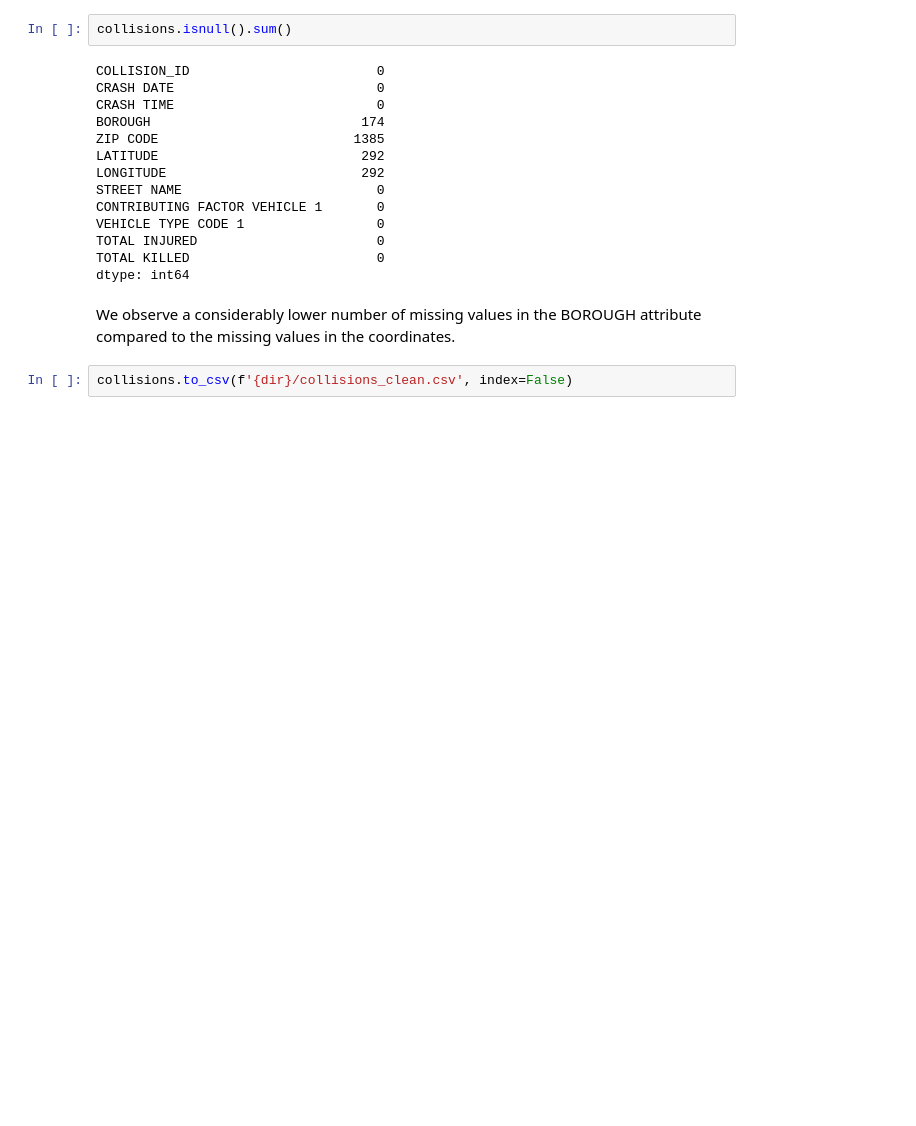
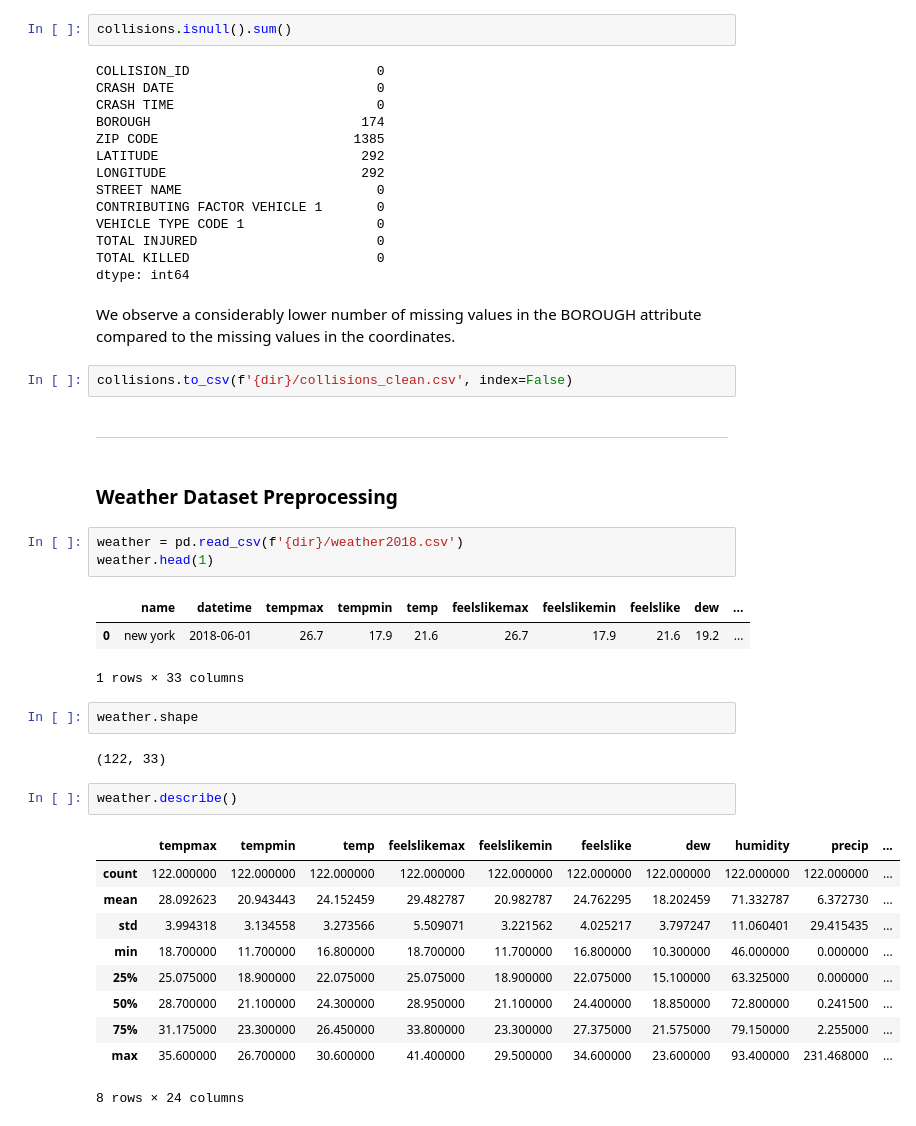
Before and after one commit to 0J0P0/NYC-Collisions-Visualization-Project, a Jupyter notebook: 2-Interactive-Dashboard/project2.ipynb, the cells around one changed output. Cells and saved outputs as stored; diff of their text form; blank space fills up the shorter version.

```diff
--- a/2-Interactive-Dashboard/project2.ipynb
+++ b/2-Interactive-Dashboard/project2.ipynb
@@ -261,3 +261,31 @@ dtype: int64
 We observe a considerably lower number of missing values in the BOROUGH attribute compared to the missing values in the coordinates.
 # %%
 collisions.to_csv(f'{dir}/collisions_clean.csv', index=False)
+# %% [markdown]
+---
+# %% [markdown]
+### Weather Dataset Preprocessing
+# %%
+weather = pd.read_csv(f'{dir}/weather2018.csv')
+weather.head(1)
+# %% [output]
+|  | name | datetime | tempmax | tempmin | temp | feelslikemax | feelslikemin | feelslike | dew | ... |
+| 0 | new york | 2018-06-01 | 26.7 | 17.9 | 21.6 | 26.7 | 17.9 | 21.6 | 19.2 | ... |
+1 rows × 33 columns
+# %%
+weather.shape
+# %% [output]
+(122, 33)
+# %%
+weather.describe()
+# %% [output]
+|  | tempmax | tempmin | temp | feelslikemax | feelslikemin | feelslike | dew | humidity | precip | ... |
+| count | 122.000000 | 122.000000 | 122.000000 | 122.000000 | 122.000000 | 122.000000 | 122.000000 | 122.000000 | 122.000000 | ... |
+| mean | 28.092623 | 20.943443 | 24.152459 | 29.482787 | 20.982787 | 24.762295 | 18.202459 | 71.332787 | 6.372730 | ... |
+| std | 3.994318 | 3.134558 | 3.273566 | 5.509071 | 3.221562 | 4.025217 | 3.797247 | 11.060401 | 29.415435 | ... |
+| min | 18.700000 | 11.700000 | 16.800000 | 18.700000 | 11.700000 | 16.800000 | 10.300000 | 46.000000 | 0.000000 | ... |
+| 25% | 25.075000 | 18.900000 | 22.075000 | 25.075000 | 18.900000 | 22.075000 | 15.100000 | 63.325000 | 0.000000 | ... |
+| 50% | 28.700000 | 21.100000 | 24.300000 | 28.950000 | 21.100000 | 24.400000 | 18.850000 | 72.800000 | 0.241500 | ... |
+| 75% | 31.175000 | 23.300000 | 26.450000 | 33.800000 | 23.300000 | 27.375000 | 21.575000 | 79.150000 | 2.255000 | ... |
+| max | 35.600000 | 26.700000 | 30.600000 | 41.400000 | 29.500000 | 34.600000 | 23.600000 | 93.400000 | 231.468000 | ... |
+8 rows × 24 columns
```
Also changed, not shown: parts of 1 cell of this notebook.
